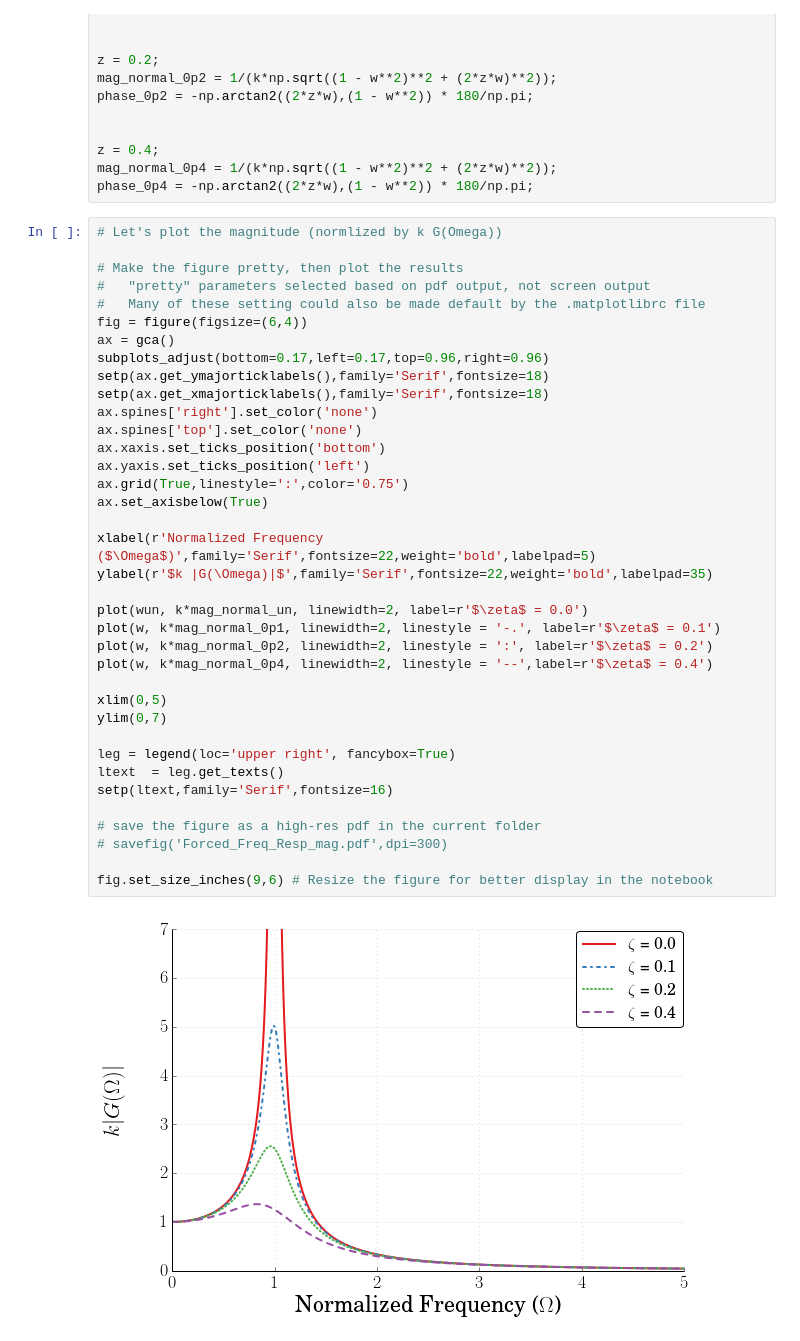
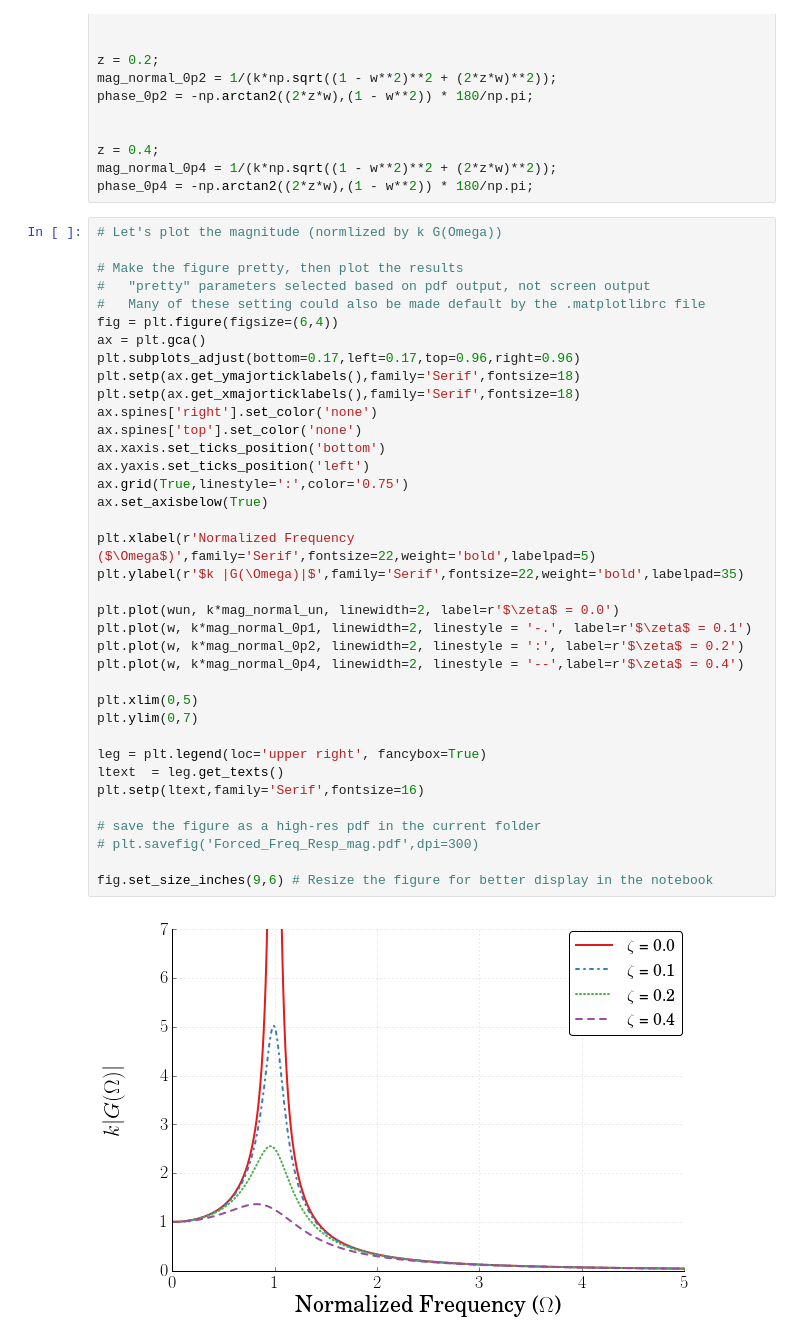
Before and after one commit to DocVaughan/MCHE485---Mechanical-Vibrations, a Jupyter notebook: IPython Notebooks/Frequency Response to Harmonic Direct-Force Inputs.ipynb, the cells around one changed output. Saved outputs shown, nothing was run; the diff lists cells and outputs as text.

```diff
--- a/IPython Notebooks/Frequency Response to Harmonic Direct-Force Inputs.ipynb
+++ b/IPython Notebooks/Frequency Response to Harmonic Direct-Force Inputs.ipynb
@@ -103,42 +103,42 @@ phase_0p4 = -np.arctan2((2*z*w),(1 - w**2)) * 180/np.pi;
 # %%
 # Let's plot the magnitude (normlized by k G(Omega))
 
 # Make the figure pretty, then plot the results
 #   "pretty" parameters selected based on pdf output, not screen output
 #   Many of these setting could also be made default by the .matplotlibrc file
-fig = figure(figsize=(6,4))
-ax = gca()
-subplots_adjust(bottom=0.17,left=0.17,top=0.96,right=0.96)
-setp(ax.get_ymajorticklabels(),family='Serif',fontsize=18)
-setp(ax.get_xmajorticklabels(),family='Serif',fontsize=18)
+fig = plt.figure(figsize=(6,4))
+ax = plt.gca()
+plt.subplots_adjust(bottom=0.17,left=0.17,top=0.96,right=0.96)
+plt.setp(ax.get_ymajorticklabels(),family='Serif',fontsize=18)
+plt.setp(ax.get_xmajorticklabels(),family='Serif',fontsize=18)
 ax.spines['right'].set_color('none')
 ax.spines['top'].set_color('none')
 ax.xaxis.set_ticks_position('bottom')
 ax.yaxis.set_ticks_position('left')
 ax.grid(True,linestyle=':',color='0.75')
 ax.set_axisbelow(True)
 
-xlabel(r'Normalized Frequency ($\Omega$)',family='Serif',fontsize=22,weight='bold',labelpad=5)
-ylabel(r'$k |G(\Omega)|$',family='Serif',fontsize=22,weight='bold',labelpad=35)
+plt.xlabel(r'Normalized Frequency ($\Omega$)',family='Serif',fontsize=22,weight='bold',labelpad=5)
+plt.ylabel(r'$k |G(\Omega)|$',family='Serif',fontsize=22,weight='bold',labelpad=35)
 
-plot(wun, k*mag_normal_un, linewidth=2, label=r'$\zeta$ = 0.0')
-plot(w, k*mag_normal_0p1, linewidth=2, linestyle = '-.', label=r'$\zeta$ = 0.1')
-plot(w, k*mag_normal_0p2, linewidth=2, linestyle = ':', label=r'$\zeta$ = 0.2')
-plot(w, k*mag_normal_0p4, linewidth=2, linestyle = '--',label=r'$\zeta$ = 0.4')
+plt.plot(wun, k*mag_normal_un, linewidth=2, label=r'$\zeta$ = 0.0')
+plt.plot(w, k*mag_normal_0p1, linewidth=2, linestyle = '-.', label=r'$\zeta$ = 0.1')
+plt.plot(w, k*mag_normal_0p2, linewidth=2, linestyle = ':', label=r'$\zeta$ = 0.2')
+plt.plot(w, k*mag_normal_0p4, linewidth=2, linestyle = '--',label=r'$\zeta$ = 0.4')
 
-xlim(0,5)
-ylim(0,7)
+plt.xlim(0,5)
+plt.ylim(0,7)
 
-leg = legend(loc='upper right', fancybox=True)
+leg = plt.legend(loc='upper right', fancybox=True)
 ltext  = leg.get_texts()
-setp(ltext,family='Serif',fontsize=16)
+plt.setp(ltext,family='Serif',fontsize=16)
 
 # save the figure as a high-res pdf in the current folder
-# savefig('Forced_Freq_Resp_mag.pdf',dpi=300)
+# plt.savefig('Forced_Freq_Resp_mag.pdf',dpi=300)
 
 fig.set_size_inches(9,6) # Resize the figure for better display in the notebook
 # %% [output]
-[figure, old version]
+[figure, new version]
 # %%
 # Now let's plot the phase
 
```
Also changed, not shown: parts of 7 cells of this notebook, 37 other files.
